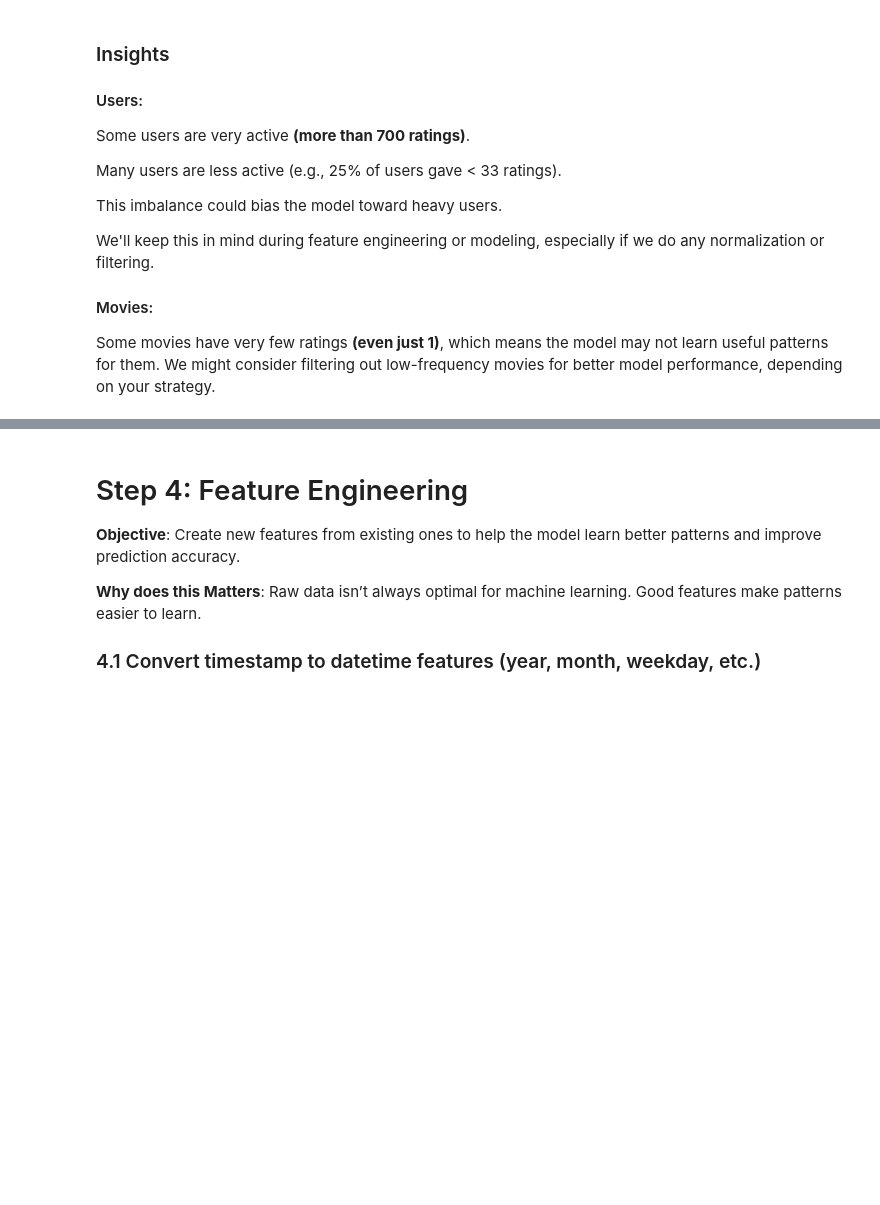
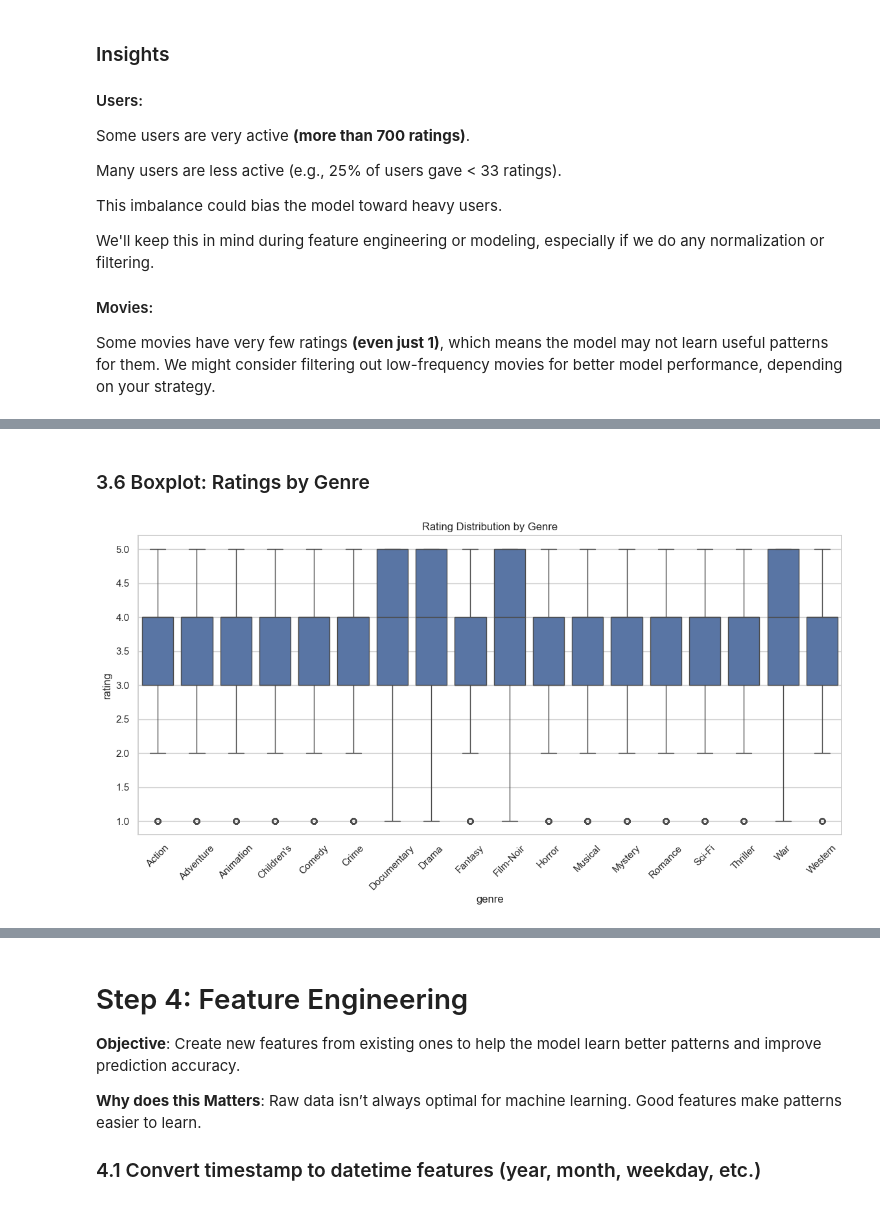
Before and after one commit to bhusalashish/Movie-Rating-Prediction, a Jupyter notebook: Supervised Learning Lab/lab1.ipynb, the cells around one changed output, grey strips where cells are left out. Saved outputs shown, nothing was run; the diff lists cells and outputs as text; code cells hidden in the pictures; blank space fills up the shorter version.

```diff
--- a/Supervised Learning Lab/lab1.ipynb
+++ b/Supervised Learning Lab/lab1.ipynb
@@ -186,0 +269,23 @@ We might consider filtering out low-frequency movies for better model performanc
+# %% [markdown]
+### 3.6 Boxplot: Ratings by Genre
+# %%
+# Melt genre columns to long format for boxplot
+genre_cols = ['Action', 'Adventure', 'Animation', 'Children\'s', 'Comedy', 'Crime',
+              'Documentary', 'Drama', 'Fantasy', 'Film-Noir', 'Horror', 'Musical',
+              'Mystery', 'Romance', 'Sci-Fi', 'Thriller', 'War', 'Western']
+
+# Melt the dataframe to long format
+genre_ratings = ratings_merged.melt(id_vars=['rating'], value_vars=genre_cols,
+                                     var_name='genre', value_name='is_genre')
+
+# Filter rows where the movie belongs to that genre
+genre_ratings = genre_ratings[genre_ratings['is_genre'] == 1]
+
+# Boxplot
+plt.figure(figsize=(14,6))
+sns.boxplot(x='genre', y='rating', data=genre_ratings)
+plt.xticks(rotation=45)
+plt.title("Rating Distribution by Genre")
+plt.show()
+# %% [output]
+[figure, added]
```
Also changed, not shown: parts of 15 cells of this notebook.
